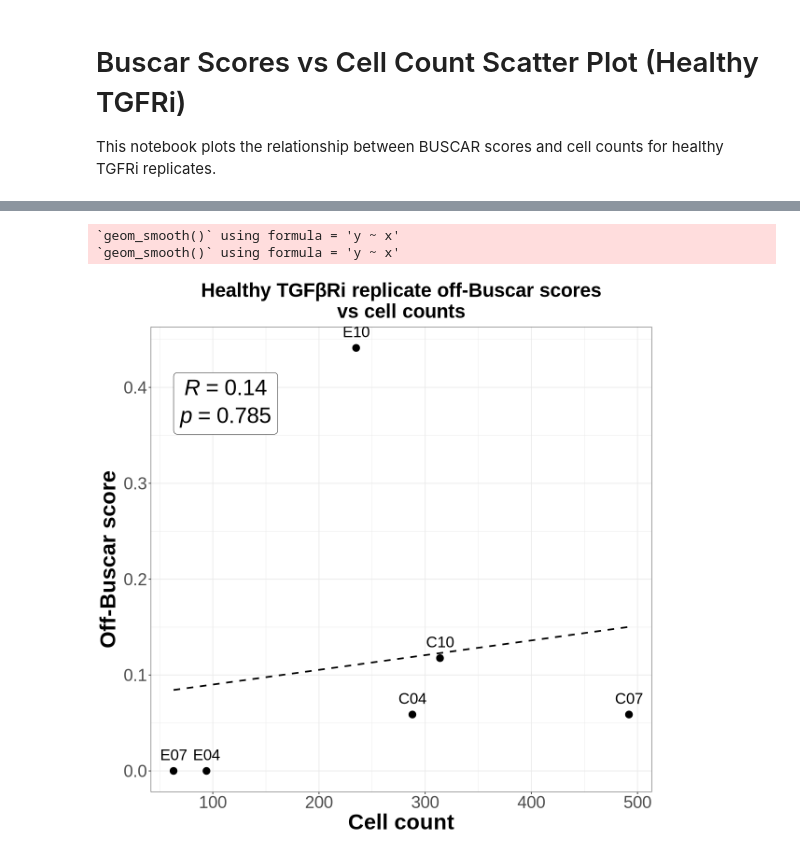
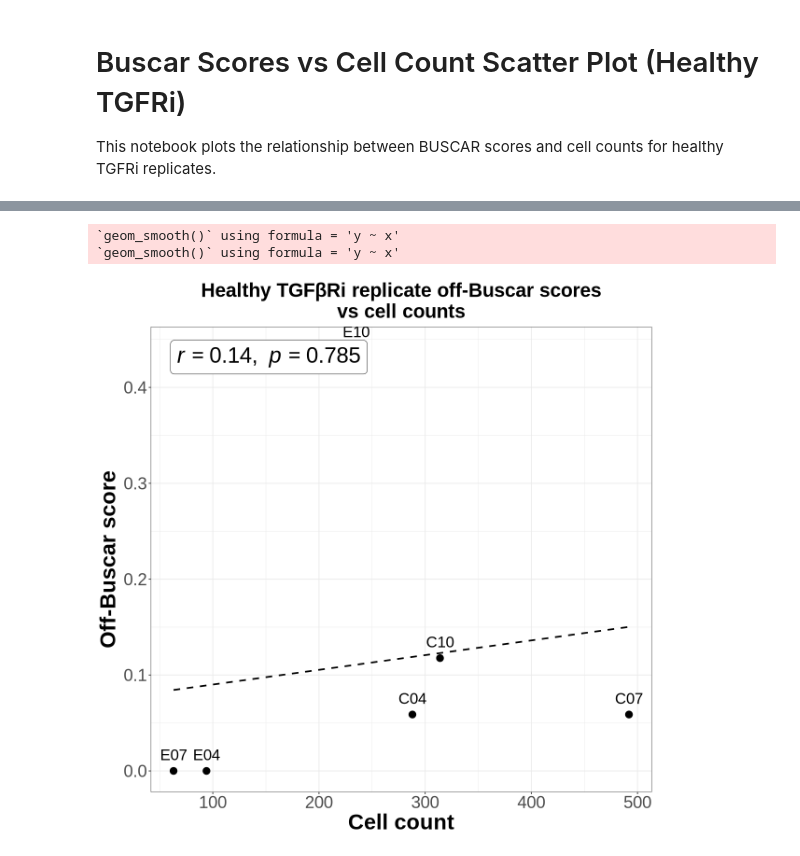
Before and after one commit to WayScience/buscar, a Jupyter notebook: notebooks/1.cfret-analysis/plots/5.buscar-scores-and-cell-count-scatter-ploy.ipynb, the cells around one changed output, grey strips where cells are left out. Drawn from its saved outputs; the diff is of its cells as text; code cells hidden in the pictures.

```diff
--- a/notebooks/1.cfret-analysis/plots/5.buscar-scores-and-cell-count-scatter-ploy.ipynb
+++ b/notebooks/1.cfret-analysis/plots/5.buscar-scores-and-cell-count-scatter-ploy.ipynb
@@ -18,21 +30,27 @@ df <- read.csv(scores_path)
 df_filtered <- df %>%
   filter(treatment == "healthy-TGFRi")
 
+# Compute Pearson correlation label with explicit statistical notation
+on_cor <- cor.test(df_filtered$cell_counts, df_filtered$on_buscar_scores, method = "pearson")
+on_label <- sprintf(
+  "italic(r) == %.2f*','~~italic(p) == %.3f",
+  unname(on_cor$estimate),
+  on_cor$p.value
+)
+
 # Use on_buscar_scores column
 # Create plot
 p <- ggplot(df_filtered, aes(x = cell_counts, y = on_buscar_scores)) +
   geom_point(size = 4) +
   geom_text(aes(label = well), vjust = -1, size = 7) +
   geom_smooth(method = "lm", color = "black", se = FALSE, linetype = "dashed") +
-  stat_cor(
-    method = "pearson",
-    label.x.npc = "center",
-    label.y.npc = "top",
+  annotate(
+    "label",
+    x = Inf, y = Inf,
+    label = on_label,
+    parse = TRUE,
+    hjust = 1.05, vjust = 1.4,
     size = 10,
-    label.sep = "\n",
-    p.accuracy = 0.001,
-    r.accuracy = 0.01,
-    geom = "label",
     fill = "white"
   ) +
   labs(
@@ -60,41 +78,47 @@ p
 # Filter for failing TGFRi
 df_failing <- df %>%
   filter(treatment == "healthy-TGFRi")
+
+# Compute Pearson correlation label with explicit statistical notation
+off_cor <- cor.test(df_failing$cell_counts, df_failing$off_buscar_scores, method = "pearson")
+off_label <- sprintf(
+  "italic(r) == %.2f*','~~italic(p) == %.3f",
+  unname(off_cor$estimate),
+  off_cor$p.value
+)
 
 # Create plot for Off-BUSCAR score
 p_off <- ggplot(df_failing, aes(x = cell_counts, y = off_buscar_scores)) +
   geom_point(size = 4) +
   geom_text(aes(label = well), vjust = -1, size = 7) +
   geom_smooth(method = "lm", color = "black", se = FALSE, linetype = "dashed") +
-  stat_cor(
-    method = "pearson",
-    label.x.npc = "left",
-    label.y.npc = "top",
+  annotate(
+    "label",
+    x = -Inf, y = Inf,
+    label = off_label,
+    parse = TRUE,
+    hjust = -0.1, vjust = 1.4,
     size = 10,
-    label.sep = "\n",
-    p.accuracy = 0.001,
-    r.accuracy = 0.01,
-    geom = "label",
     fill = "white"
   ) +
   labs(
     title = "Healthy TGFβRi replicate off-Buscar scores\nvs cell counts",
     x = "Cell count",
     y = "Off-Buscar score"
   ) +
   theme_bw() +
   theme(
     plot.title = element_text(hjust = 0.5, size = 25, face = "bold"),
     axis.title = element_text(size = 28, face = "bold"),
     axis.text = element_text(size = 22),
     legend.position = "none"
   )
 
 # Save plot
 ggsave("figures/failing_tgfri_off_buscar_vs_cell_count.png", p_off, width = 10, height = 10, dpi = 300)
 
 p_off
 # %% [output]
 `geom_smooth()` using formula = 'y ~ x'
 `geom_smooth()` using formula = 'y ~ x'
-[figure, old version]
+[figure, new version]
```
Also changed, not shown: parts of 2 cells of this notebook, 21 other files.
